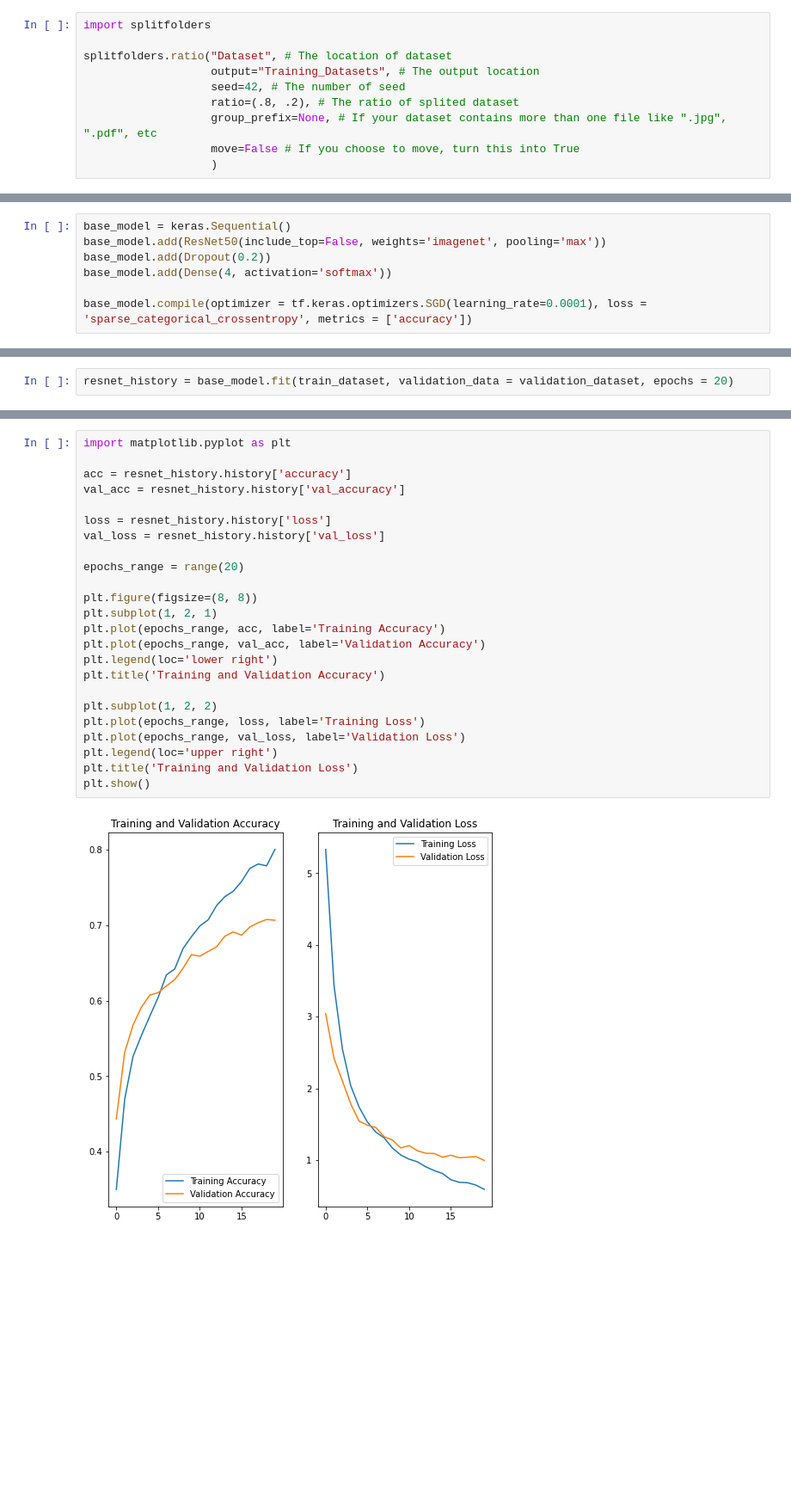
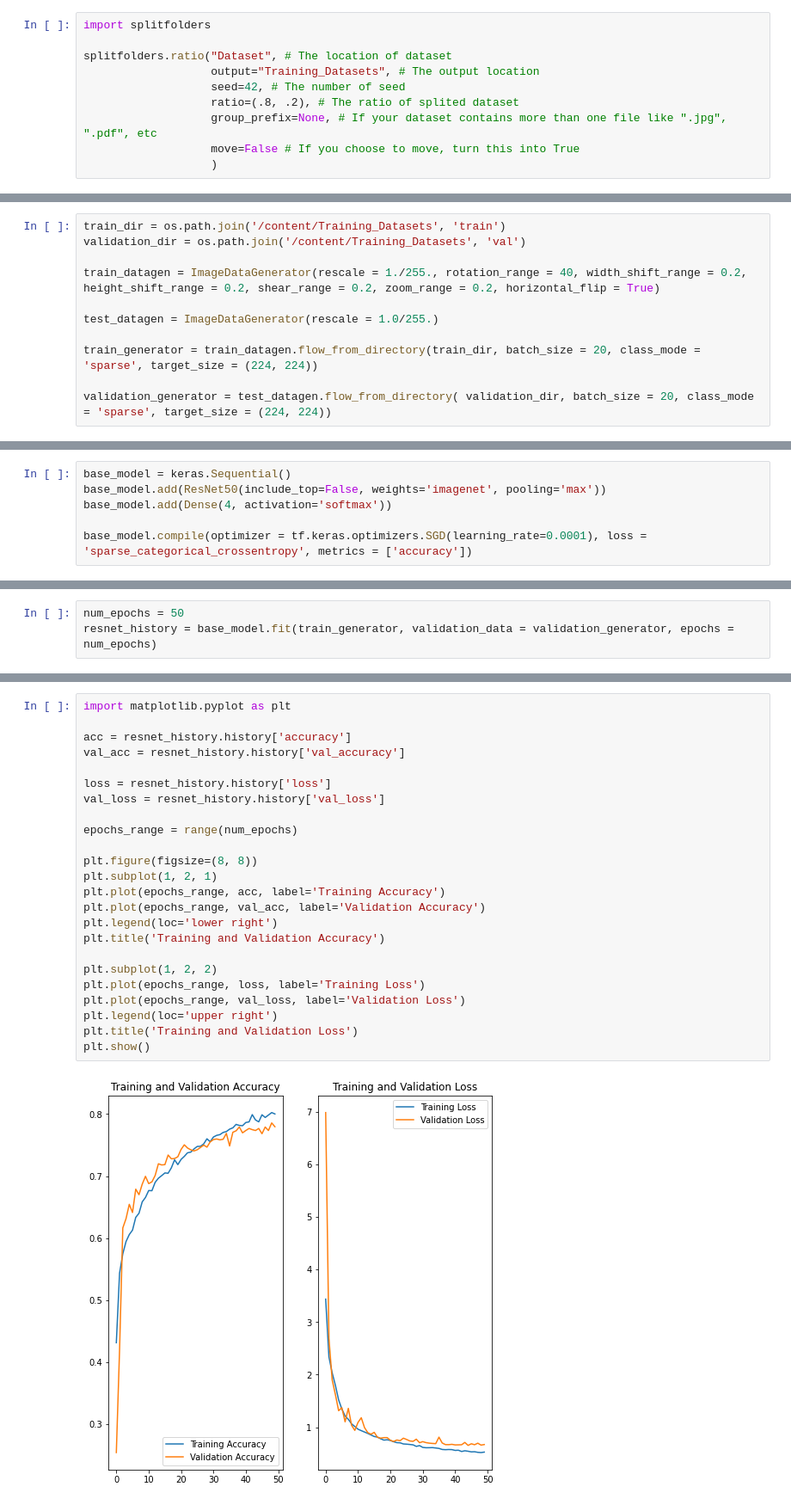
Before and after one commit to ardnas4/SDP_2022-2023, a Jupyter notebook: PoisonPlantClassification/Poison_Plant_Classifier.ipynb, the cells around one changed output, grey strips where cells are left out. Shown: that part at 86% size. Saved outputs shown, nothing was run; the diff lists cells and outputs as text; blank space fills up the shorter version.

```diff
--- a/PoisonPlantClassification/Poison_Plant_Classifier.ipynb
+++ b/PoisonPlantClassification/Poison_Plant_Classifier.ipynb
@@ -63,0 +46,11 @@ Found 2124 files belonging to 4 classes.
+# %%
+train_dir = os.path.join('/content/Training_Datasets', 'train')
+validation_dir = os.path.join('/content/Training_Datasets', 'val')
+
+train_datagen = ImageDataGenerator(rescale = 1./255., rotation_range = 40, width_shift_range = 0.2, height_shift_range = 0.2, shear_range = 0.2, zoom_range = 0.2, horizontal_flip = True)
+
+test_datagen = ImageDataGenerator(rescale = 1.0/255.)
+
+train_generator = train_datagen.flow_from_directory(train_dir, batch_size = 20, class_mode = 'sparse', target_size = (224, 224))
+
+validation_generator = test_datagen.flow_from_directory( validation_dir, batch_size = 20, class_mode = 'sparse', target_size = (224, 224))
@@ -64,7 +60,6 @@ Found 2124 files belonging to 4 classes.
 # %%
 base_model = keras.Sequential()
 base_model.add(ResNet50(include_top=False, weights='imagenet', pooling='max'))
-base_model.add(Dropout(0.2))
 base_model.add(Dense(4, activation='softmax'))
 
 base_model.compile(optimizer = tf.keras.optimizers.SGD(learning_rate=0.0001), loss = 'sparse_categorical_crossentropy', metrics = ['accuracy'])
@@ -74,2 +65,0 @@ Downloading data from https://storage.googleapis.com/tensorflow/keras-applicatio
-# %%
-resnet_history = base_model.fit(train_dataset, validation_data = validation_dataset, epochs = 20)
@@ -93,0 +66,3 @@ Epoch 20/20
+# %%
+num_epochs = 50
+resnet_history = base_model.fit(train_generator, validation_data = validation_generator, epochs = num_epochs)
@@ -94,26 +87,26 @@ Epoch 20/20
 # %%
 import matplotlib.pyplot as plt
 
 acc = resnet_history.history['accuracy']
 val_acc = resnet_history.history['val_accuracy']
 
 loss = resnet_history.history['loss']
 val_loss = resnet_history.history['val_loss']
 
-epochs_range = range(20)
+epochs_range = range(num_epochs)
 
 plt.figure(figsize=(8, 8))
 plt.subplot(1, 2, 1)
 plt.plot(epochs_range, acc, label='Training Accuracy')
 plt.plot(epochs_range, val_acc, label='Validation Accuracy')
 plt.legend(loc='lower right')
 plt.title('Training and Validation Accuracy')
 
 plt.subplot(1, 2, 2)
 plt.plot(epochs_range, loss, label='Training Loss')
 plt.plot(epochs_range, val_loss, label='Validation Loss')
 plt.legend(loc='upper right')
 plt.title('Training and Validation Loss')
 plt.show()
 # %% [output]
-[figure, old version]
+[figure, new version]
```
Also changed, not shown: parts of 6 cells of this notebook.
